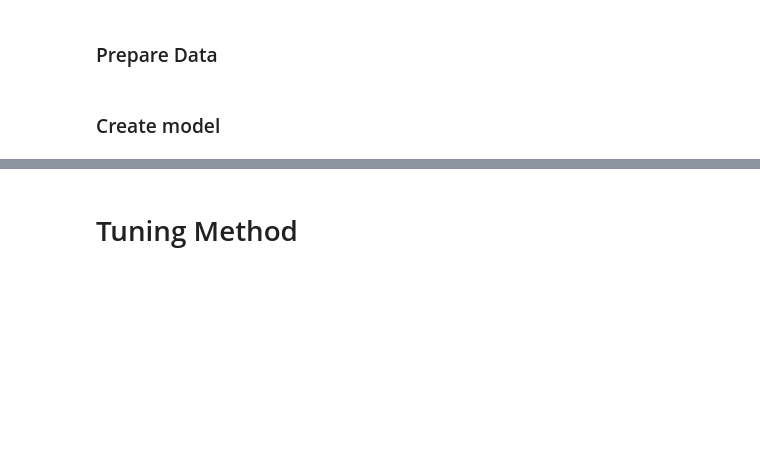
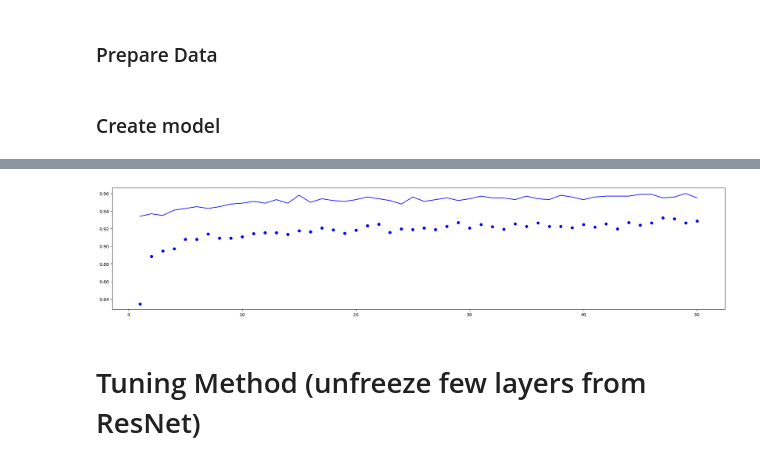
Before and after one commit to lursz/DeepNeuralNetworks, a Jupyter notebook: 5_Transfer_Learning/Ex_5_Transfer_Learning.ipynb, the cells around one changed output, grey strips where cells are left out. Drawn from its saved outputs; the diff is of its cells as text; code cells hidden in the pictures; blank space fills up the shorter version.

```diff
--- a/5_Transfer_Learning/Ex_5_Transfer_Learning.ipynb
+++ b/5_Transfer_Learning/Ex_5_Transfer_Learning.ipynb
@@ -25,12 +25,3 @@ print(f"Using device: {device}")
 Using device: cuda
 # %% [markdown]
 ## Visualize the data
-# %%
-def plot_accuracy_from_history(history):
-    plt.plot(history['accuracy'], label='accuracy')
-    plt.plot(history['val_accuracy'], label = 'val_accuracy')
-    plt.xlabel('Epoch')
-    plt.ylabel('Accuracy')
-    plt.ylim([0, 1])
-    plt.legend(loc='lower right')
-    plt.show()
@@ -212,10 +244,10 @@ data_transforms = {
         transforms.CenterCrop(150),
         transforms.ToTensor(),
         transforms.Normalize(mean=[0.485, 0.456, 0.406], std=[0.229, 0.224, 0.225]),
-        # # random horizontal flip
-        # transforms.RandomHorizontalFlip(),
-        # # random Linear Transformation
-        # transforms.RandomAffine(degrees=20, translate=(0.1, 0.1)),
+        # random horizontal flip
+        transforms.RandomHorizontalFlip(),
+        # random Linear Transformation
+        transforms.RandomAffine(degrees=20, translate=(0.1, 0.1), scale=(0.9, 1.1)),
     ]),
     'validation': transforms.Compose([
         transforms.Resize(150),
@@ -234,7 +266,7 @@ data_transforms = {
 # Define data directories
 data_dir = 'kaggle/cats_and_dogs_small/'
 image_datasets = {x: datasets.ImageFolder(root=data_dir+x, transform=data_transforms[x]) for x in ['train', 'validation', 'test']}
-dataloaders = {x: DataLoader(image_datasets[x], batch_size=20, shuffle=False) for x in ['train', 'validation', 'test']}
+dataloaders = {x: DataLoader(image_datasets[x], batch_size=20, shuffle=True) for x in ['train', 'validation', 'test']}
 # %% [markdown]
 ### Create model
 # %%
@@ -266,7 +298,13 @@ criterion = nn.BCELoss()
 optimizer = optim.RMSprop(model2.parameters(), lr=2e-5)
 # %%
 # Training loop
+accuracy_history: list = []
+loss_history: list = []
+val_accuracy_history: list = []
+val_loss_history: list = []
+
 for epoch in range(EPOCHS):
+
     model2.train()
     running_loss = 0.0
     running_corrects = 0
@@ -283,13 +321,15 @@ for epoch in range(EPOCHS):
         running_corrects += torch.sum((outputs > 0.5) == labels.byte())
     epoch_loss = running_loss / len(image_datasets['train'])
     epoch_acc = running_corrects / len(image_datasets['train'])
+    accuracy_history.append(epoch_acc)
+    loss_history.append(epoch_loss)
 
     # Validation loop
     model2.eval()
     val_running_loss = 0.0
     val_running_corrects = 0
     with torch.no_grad():
-        for inputs, labels in tqdm(dataloaders['validation']):
+        for inputs, labels in tqdm(dataloaders['validation'], disable=True):
             inputs = inputs.to(device)
             labels = labels.to(device)
 
@@ -299,7 +339,16 @@ for epoch in range(EPOCHS):
             val_running_corrects += torch.sum((outputs > 0.5) == labels.byte())
     val_epoch_loss = val_running_loss / len(image_datasets['validation'])
     val_epoch_acc = val_running_corrects / len(image_datasets['validation'])
+    val_accuracy_history.append(val_epoch_acc)
+    val_loss_history.append(val_epoch_loss)
 
     print(f'Epoch {epoch+1}/{EPOCHS} Loss: {epoch_loss:.4f} Acc: {epoch_acc:.4f}')
     print(f'Validation Loss: {val_epoch_loss:.4f} Acc: {val_epoch_acc:.4f}')
+
+history2: dict = {
+        'accuracy': accuracy_history,
+        'loss': loss_history,
+        'val_accuracy': val_accuracy_history,
+        'val_loss': val_loss_history
+}
 # %% [output]
@@ -309,2 +380,7 @@ KeyboardInterrupt:
+# %%
+history2 = {k: [v.cpu().numpy() if isinstance(v, torch.Tensor) else v for v in vs] for k, vs in history2.items()}
+plot_accuracy_from_history(history2)
+# %% [output]
+[figure, added]
 # %% [markdown]
-# Tuning Method
+# Tuning Method (unfreeze few layers from ResNet)
```
Also changed, not shown: parts of 8 cells of this notebook, 1 other file.
